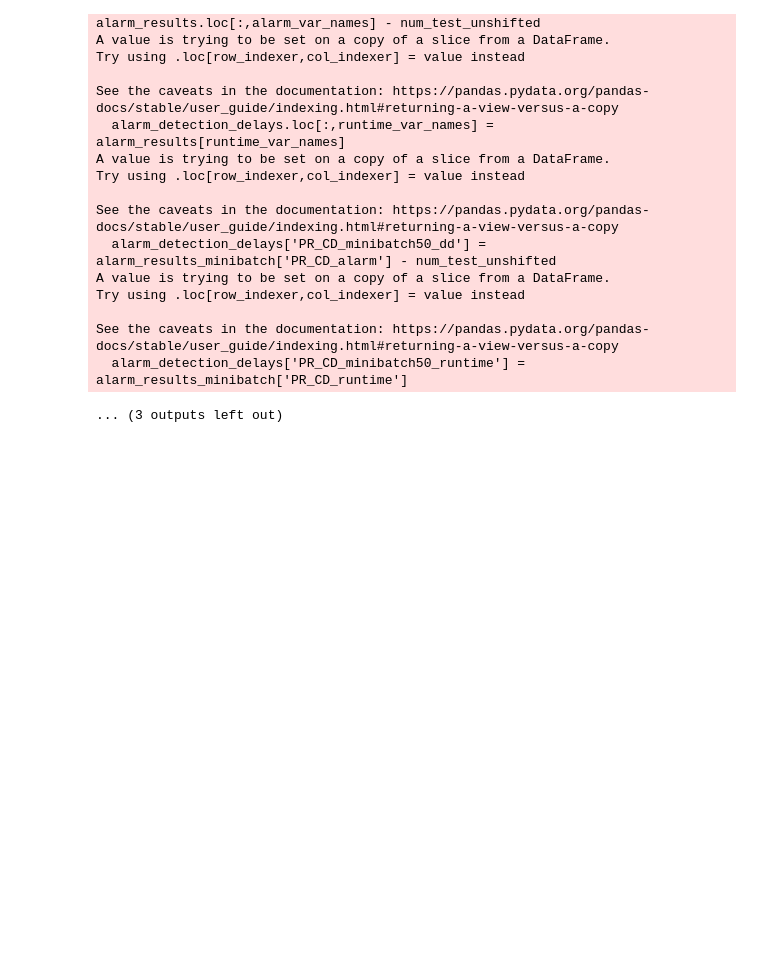
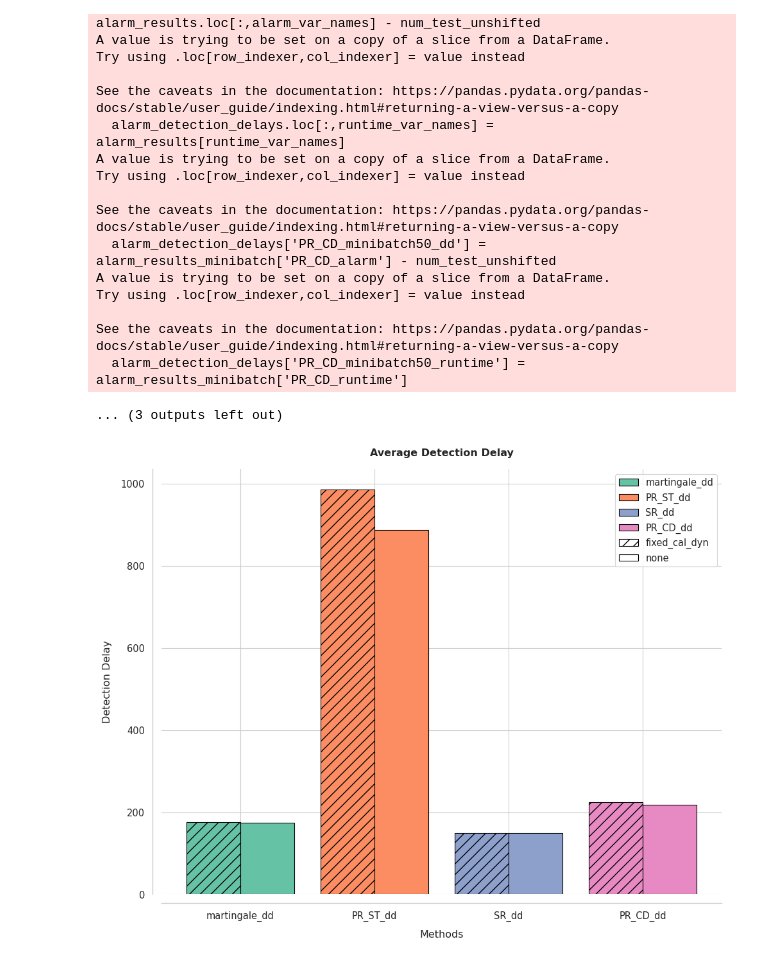
Before and after one commit to aaronhan223/watch, a Jupyter notebook: src/DetectionDelays.ipynb, the cells around one changed output. Saved outputs shown, nothing was run; the diff lists cells and outputs as text; code cells hidden in the pictures; blank space fills up the shorter version.

Commit message:
running script and plotting function

```diff
--- a/src/DetectionDelays.ipynb
+++ b/src/DetectionDelays.ipynb
@@ -142,3 +142,95 @@ Try using .loc[row_indexer,col_indexer] = value instead
 See the caveats in the documentation: https://pandas.pydata.org/pandas-docs/stable/user_guide/indexing.html#returning-a-view-versus-a-copy
   alarm_detection_delays['PR_CD_minibatch50_runtime'] = alarm_results_minibatch['PR_CD_runtime']
 ... (3 outputs left out)
+# %%
+import numpy as np
+import matplotlib.pyplot as plt
+from matplotlib.patches import Patch
+import seaborn as sns
+
+def plot_detection_delays():
+    # --------------------
+    # Prepare the data
+    # --------------------
+    methods = ["martingale_dd", "PR_ST_dd", "SR_dd", "PR_CD_dd"]
+    fixed_cal_dyn = [176.33, 985.35, 149.68, 224.27]
+    none_ =        [173.85, 887.26, 149.43, 217.47]
+
+    # --------------------
+    # Plot configuration
+    # --------------------
+    # Set a nice academic style
+    sns.set_theme(context='paper', style='whitegrid', font='DejaVu Sans', font_scale=1.2)
+
+    # Figure size (width=10, height=8)
+    fig, ax = plt.subplots(figsize=(10, 8))
+
+    # You can choose a custom palette. For four groups, let's pick something soft but distinct.
+    colors = sns.color_palette("Set2", n_colors=4)
+
+    # The x positions of the group labels
+    x = np.arange(len(methods))
+    width = 0.4  # width of each bar
+
+    # --------------------
+    # Draw the bars
+    # --------------------
+    for i, method in enumerate(methods):
+        ax.bar(
+            x[i] - width / 2,
+            fixed_cal_dyn[i],
+            width=width,
+            color=colors[i],
+            edgecolor='black',
+            hatch='//',           # cross-hatch for fixed_cal_dyn
+        )
+        ax.bar(
+            x[i] + width / 2,
+            none_[i],
+            width=width,
+            color=colors[i],
+            edgecolor='black',
+        )
+
+    # --------------------
+    # Axis labels and title
+    # --------------------
+    ax.set_xticks(x)
+    ax.set_xticklabels(methods, rotation=0)
+    ax.set_ylabel("Detection Delay", labelpad=10)
+    ax.set_xlabel("Methods", labelpad=10)
+    ax.set_title("Average Detection Delay", pad=15, weight='bold')
+
+    # --------------------
+    # Create the legend
+    # --------------------
+    # Legend for the 4 method groups (color)
+    group_color_handles = [
+        Patch(facecolor=colors[i], edgecolor='black', label=methods[i])
+        for i in range(len(methods))
+    ]
+    # Legend for the 2 bar types (hatch vs. plain)
+    bar_type_handles = [
+        Patch(facecolor='white', edgecolor='black', hatch='//', label='fixed_cal_dyn'),
+        Patch(facecolor='white', edgecolor='black', label='none')
+    ]
+
+    # Combine into a single legend:
+    # method colors first, then bar types
+    legend_handles = group_color_handles + bar_type_handles
+
+    # Place legend in upper right corner
+    ax.legend(handles=legend_handles, loc='upper right', frameon=True)
+
+    # Remove extra spines for a cleaner look
+    sns.despine(ax=ax, offset=10)
+
+    # Adjust spacing
+    plt.tight_layout()
+
+    plt.show()
+
+# Call the function
+plot_detection_delays()
+# %% [output]
+[figure, added]
```
Also changed, not shown: parts of 1 cell of this notebook, 13 other files.
